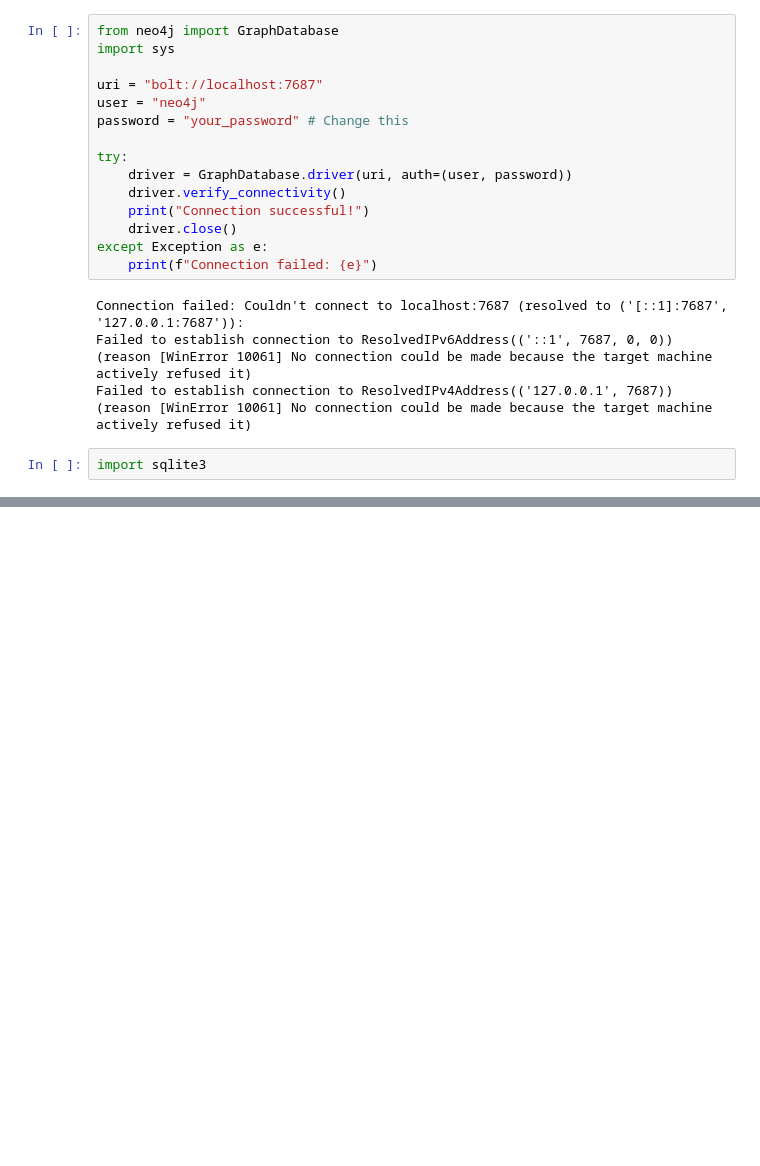
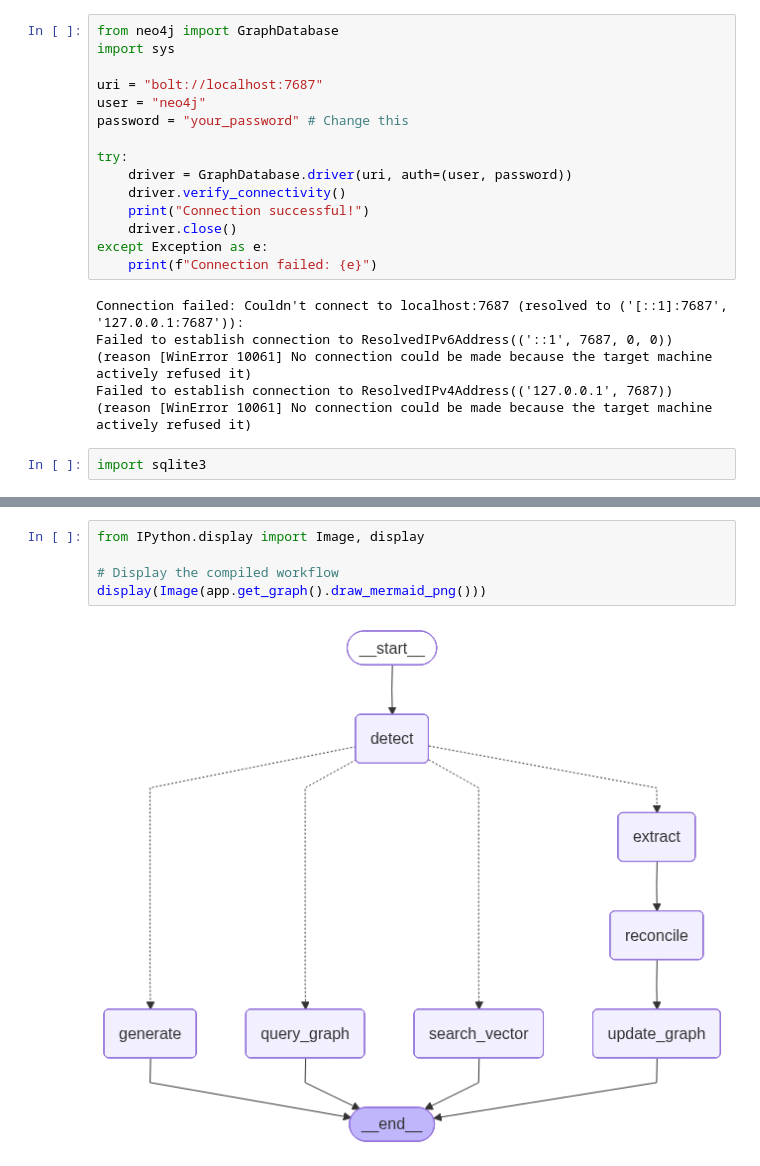
Before and after one commit to Ahtsham-pyds/PR_AR, a Jupyter notebook: agentic_memory/verify.ipynb, the cells around one changed output, grey strips where cells are left out. Saved outputs shown, nothing was run; the diff lists cells and outputs as text; blank space fills up the shorter version.

```diff
--- a/agentic_memory/verify.ipynb
+++ b/agentic_memory/verify.ipynb
@@ -31,0 +88,7 @@ import sqlite3
+# %%
+from IPython.display import Image, display
+
+# Display the compiled workflow
+display(Image(app.get_graph().draw_mermaid_png()))
+# %% [output]
+[figure, added]
```
Also changed, not shown: parts of 2 cells of this notebook, 1 other file.
